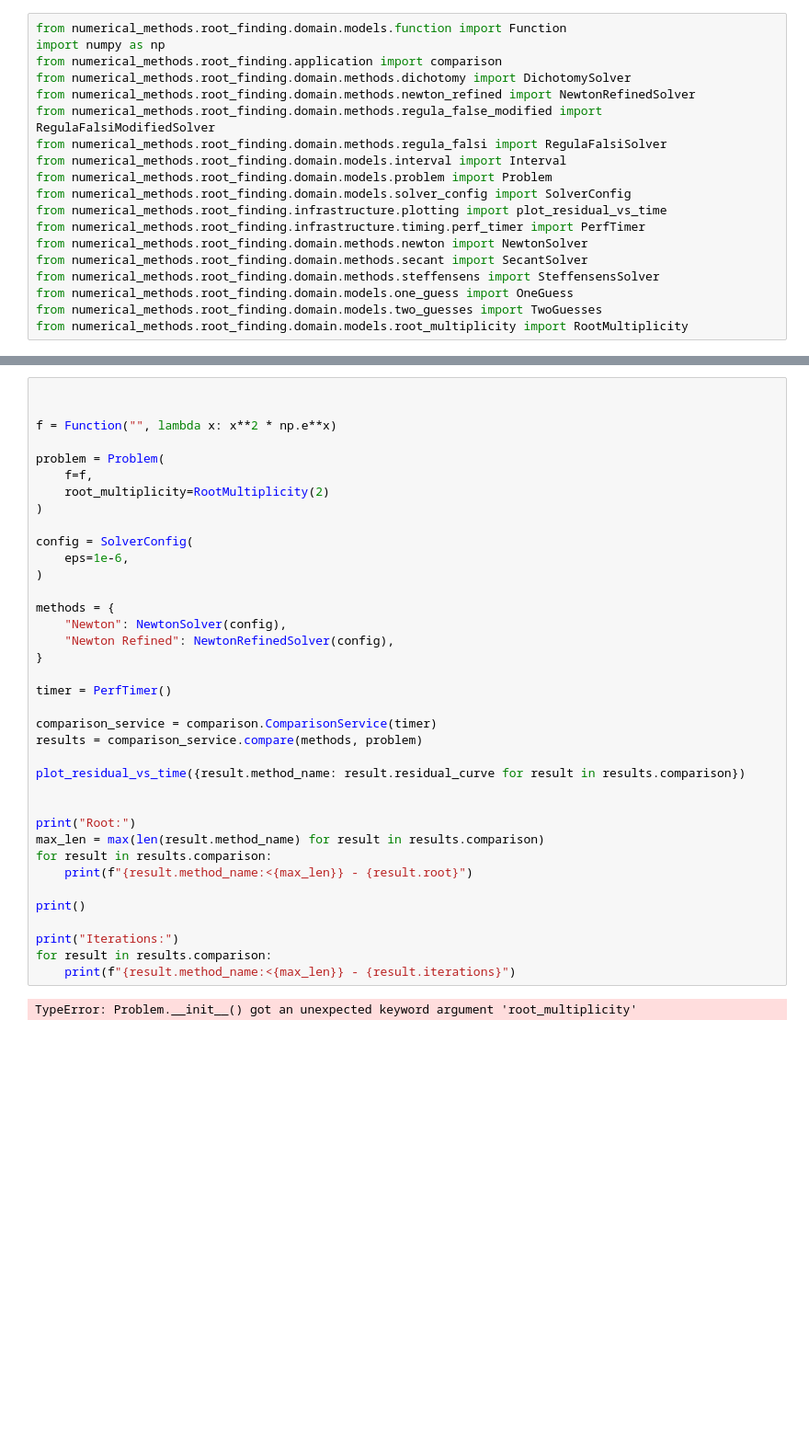
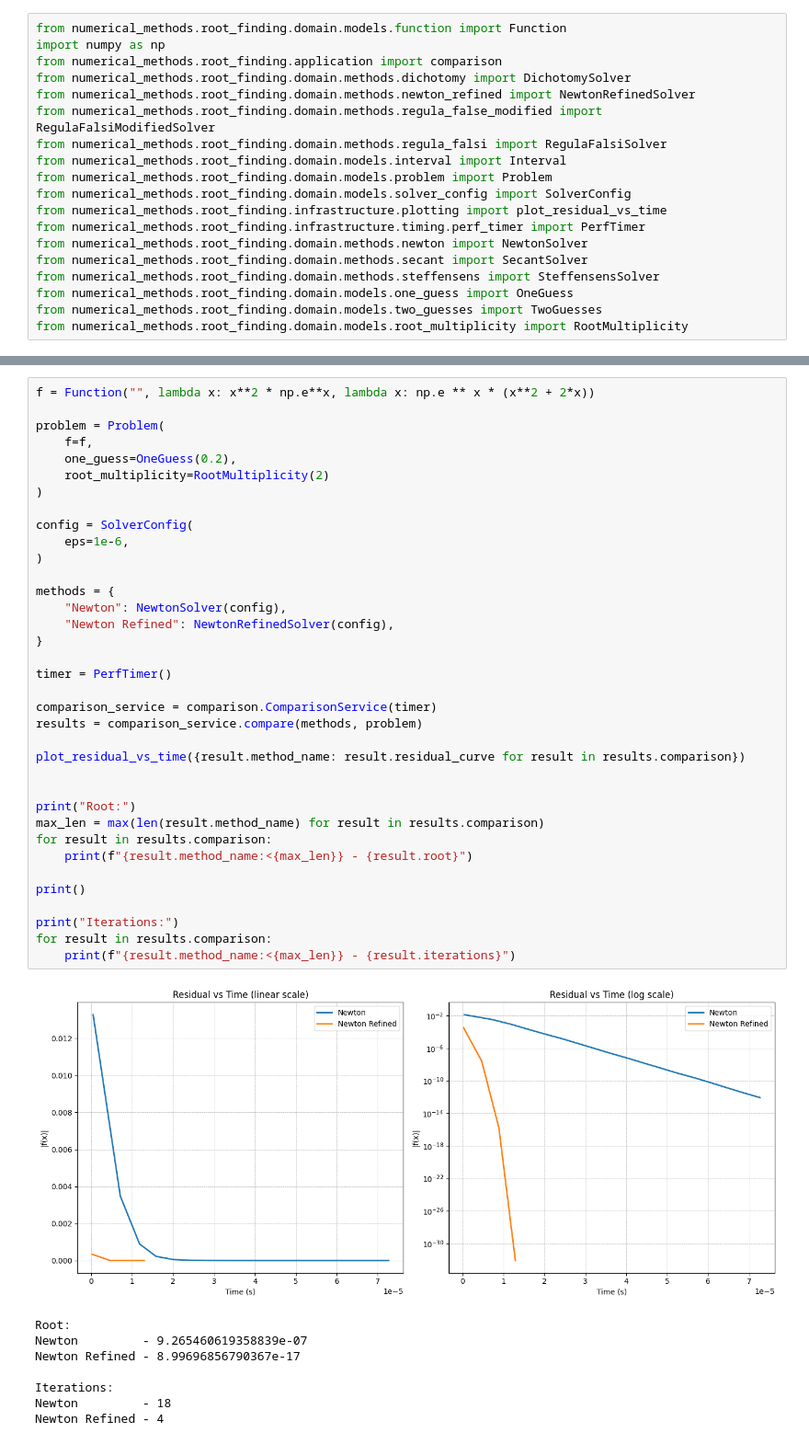
Before and after one commit to gelerum/numerical-methods, a Jupyter notebook: labs/2.ipynb, the cells around one changed output, grey strips where cells are left out. Shown at 92% size. Drawn from its saved outputs; the diff is of its cells as text; blank space fills up the shorter version.

```diff
--- a/labs/2.ipynb
+++ b/labs/2.ipynb
@@ -133,41 +133,47 @@ Regula Falsi Modified - 10
 Secant                - 6
 Steffensen's          - 8
 # %%
-
-
-f = Function("", lambda x: x**2 * np.e**x)
+f = Function("", lambda x: x**2 * np.e**x, lambda x: np.e ** x * (x**2 + 2*x))
 
 problem = Problem(
     f=f,
+    one_guess=OneGuess(0.2),
     root_multiplicity=RootMultiplicity(2)
 )
 
 config = SolverConfig(
     eps=1e-6,
 )
 
 methods = {
     "Newton": NewtonSolver(config),
     "Newton Refined": NewtonRefinedSolver(config),
 }
 
 timer = PerfTimer()
 
 comparison_service = comparison.ComparisonService(timer)
 results = comparison_service.compare(methods, problem)
 
 plot_residual_vs_time({result.method_name: result.residual_curve for result in results.comparison})
 
 
 print("Root:")
 max_len = max(len(result.method_name) for result in results.comparison)
 for result in results.comparison:
     print(f"{result.method_name:<{max_len}} - {result.root}")
 
 print()
 
 print("Iterations:")
 for result in results.comparison:
     print(f"{result.method_name:<{max_len}} - {result.iterations}")
 # %% [output]
+[figure, added]
-TypeError: Problem.__init__() got an unexpected keyword argument 'root_multiplicity'
+Root:
+Newton         - 9.265460619358839e-07
+Newton Refined - 8.99696856790367e-17
+
+Iterations:
+Newton         - 18
+Newton Refined - 4
```
Also changed, not shown: parts of 2 cells of this notebook, 1 other file.
